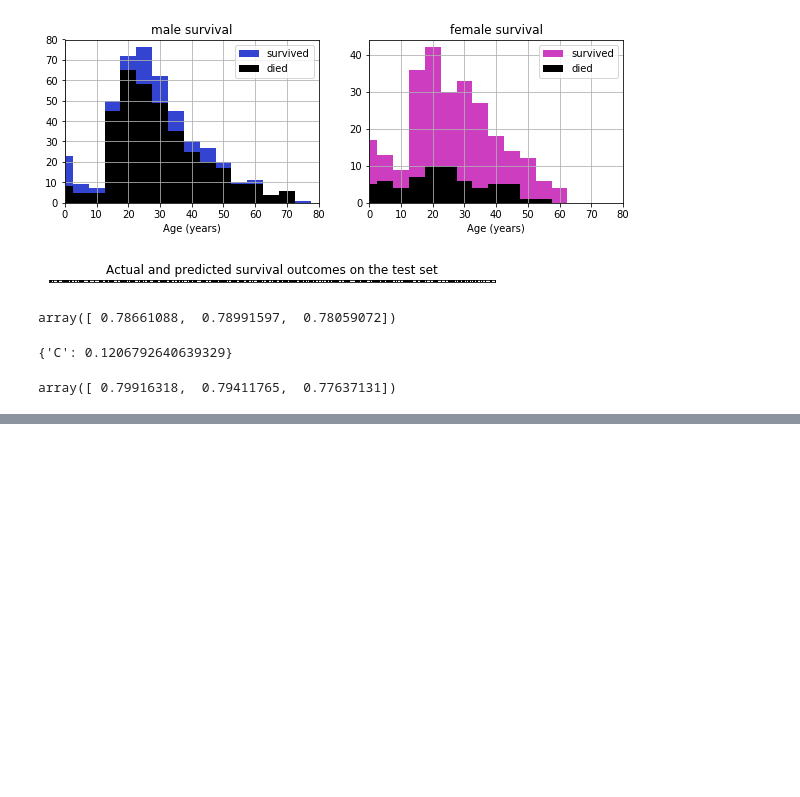
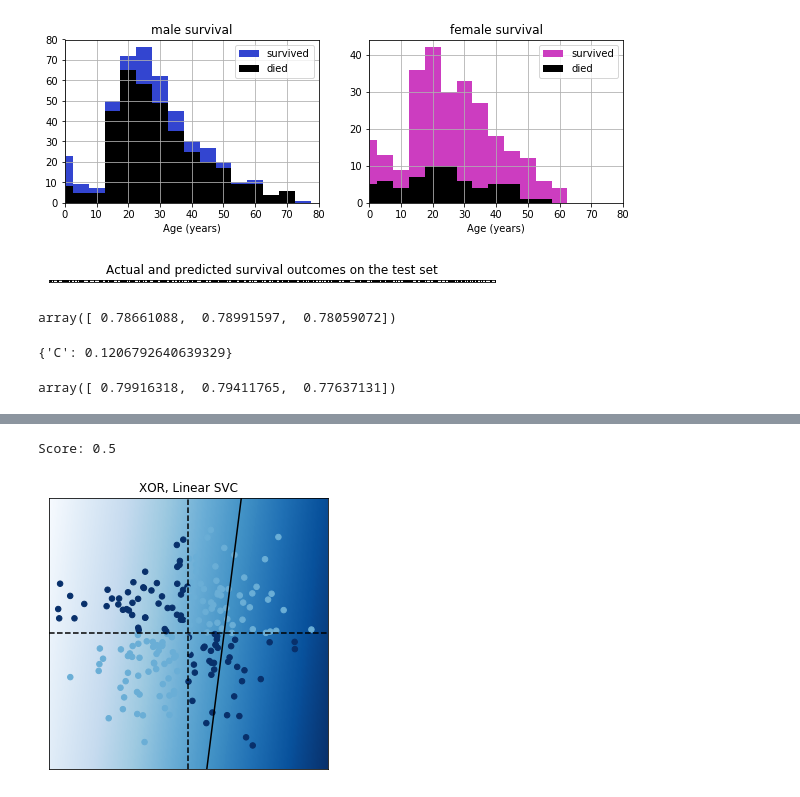
Before and after one commit to discocactus/IPython_DataScienceCookBook, a Jupyter notebook: IPythonDSCB_8.ipynb, the cells around one changed output, grey strips where cells are left out. Cells and saved outputs as stored; diff of their text form; code cells hidden in the pictures; blank space fills up the shorter version.

```diff
--- a/IPythonDSCB_8.ipynb
+++ b/IPythonDSCB_8.ipynb
@@ -169,0 +260,2 @@ array([ 0.79916318,  0.79411765,  0.77637131])
+# %%
+(X_train, X_test, y_train, y_test) = cv.train_test_split(X, y, test_size=.2)
@@ -169,0 +343,14 @@ array([ 0.79916318,  0.79411765,  0.77637131])
+# %%
+# XOR関数によるラベル付け
+
+y = np.logical_xor(X[:, 0]>0, X[:, 1]>0)
+# 分類器の学習
+est = gs.GridSearchCV(svm.LinearSVC(), {'C': np.logspace(-3., 3., 10)})
+est.fit(X, y)
+print("Score: {0:.1f}".format(cv.cross_val_score(est, X, y).mean()))
+# 決定関数の描画
+plot_decision_function(est);
+plt.title("XOR, Linear SVC");
+# %% [output]
+Score: 0.5
+[figure, added]
```
Also changed, not shown: parts of 52 cells of this notebook.
